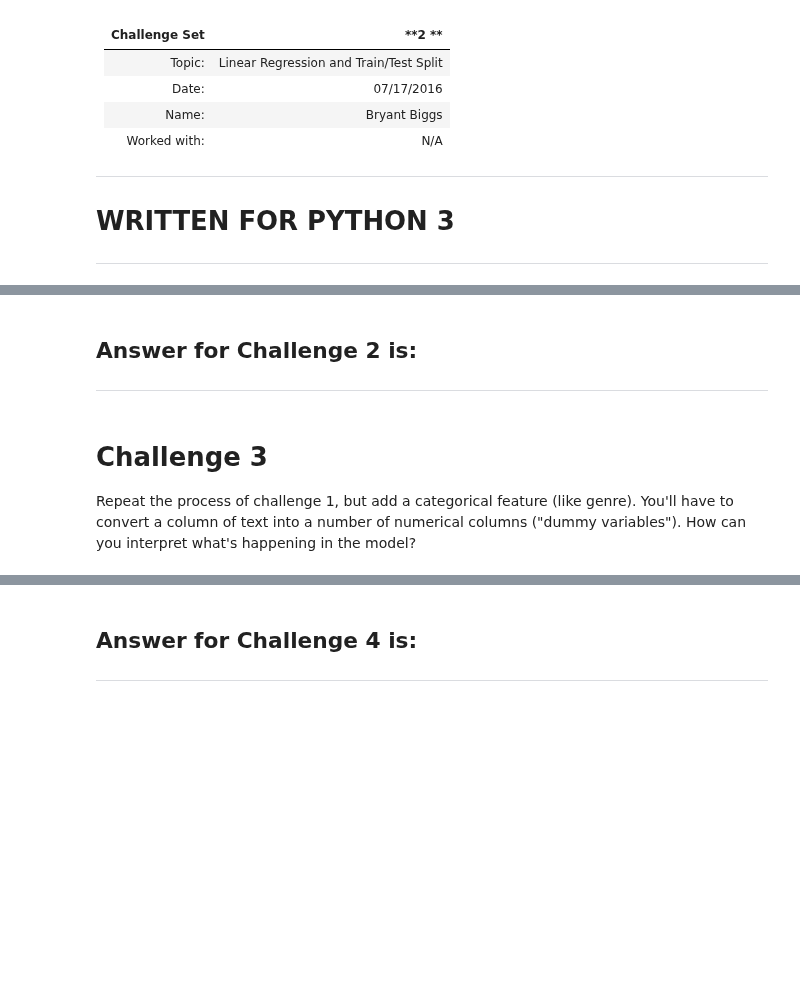
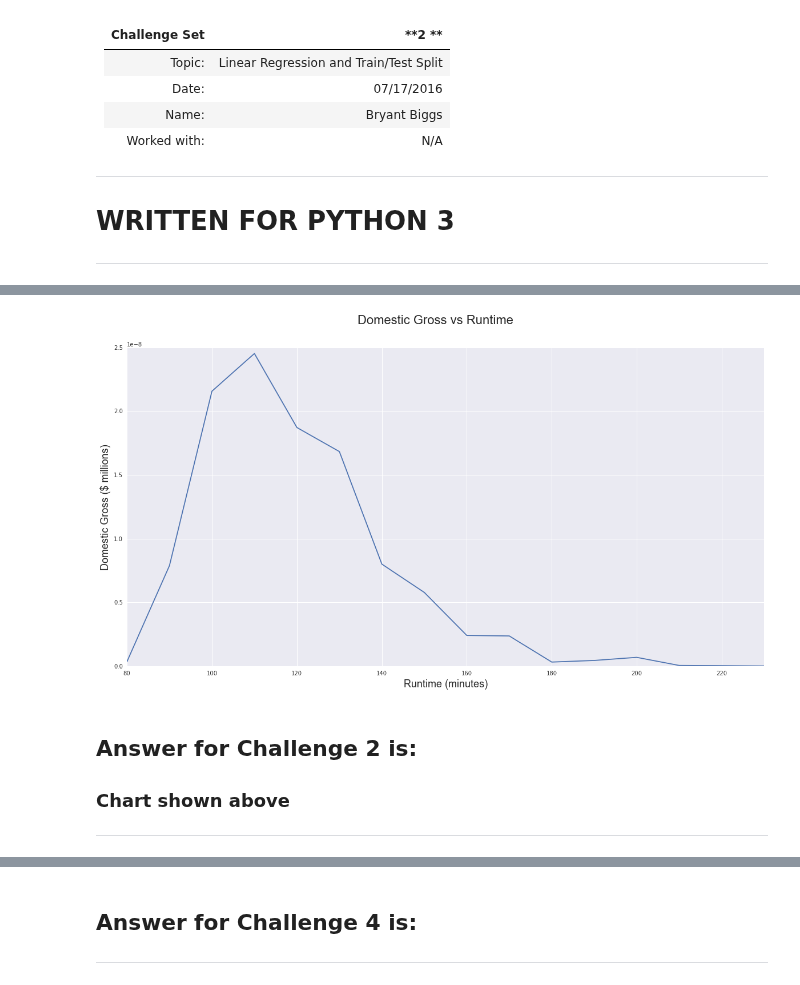
Before and after one commit to robinsones/dsp, a Jupyter notebook: challenges/submissions/02-luther1/bryant/bryant_02-luther1.ipynb, the cells around one changed output, grey strips where cells are left out. Drawn from its saved outputs; the diff is of its cells as text; code cells hidden in the pictures; blank space fills up the shorter version.

```diff
--- a/challenges/submissions/02-luther1/bryant/bryant_02-luther1.ipynb
+++ b/challenges/submissions/02-luther1/bryant/bryant_02-luther1.ipynb
@@ -27,7 +105,25 @@ Repeat the process of challenge one, but also add one continuous (numeric) predi
+# %%
+import math
+roundup = lambda x: int(math.ceil(x / 10.0)) * 10
+# group movies by runtime rounded up to nearest 10
+df_2['Runtime'] = df_2['Runtime'].apply(roundup)
+df_2 = df_2.groupby(['Runtime'])['Dom_Gross'].sum().reset_index()
+df_2 = df_2.sort_values('Runtime')
+df_2['Dom_Gross'] = df_2['Dom_Gross']/1000000
+df_2 = df_2.set_index(df_2.Dom_Gross)
+# %%
+# rounded runtime up to nearest 10 and re-plotted for chart smoothing
+plt.figure(figsize=(20,10))
+plt.suptitle('Domestic Gross vs Runtime',fontsize=22)
+plt.ylabel('Domestic Gross ($ millions)',fontsize=18)
+plt.xlabel('Runtime (minutes)',fontsize=18)
+plt.xlim(80,230)
+sns.set_style("darkgrid")
+plt.plot(df_2.Runtime, df_2.Dom_Gross)
+plt.show()
+# %% [output]
+[figure, added]
 # %% [markdown]
 ## Answer for Challenge 2 is:
-###
+### Chart shown above
 ___
-# %% [markdown]
-# Challenge 3
-Repeat the process of challenge 1, but add a categorical feature (like genre). You'll have to convert a column of text into a number of numerical columns ("dummy variables"). How can you interpret what's happening in the model?
```
Also changed, not shown: parts of 23 cells of this notebook.
